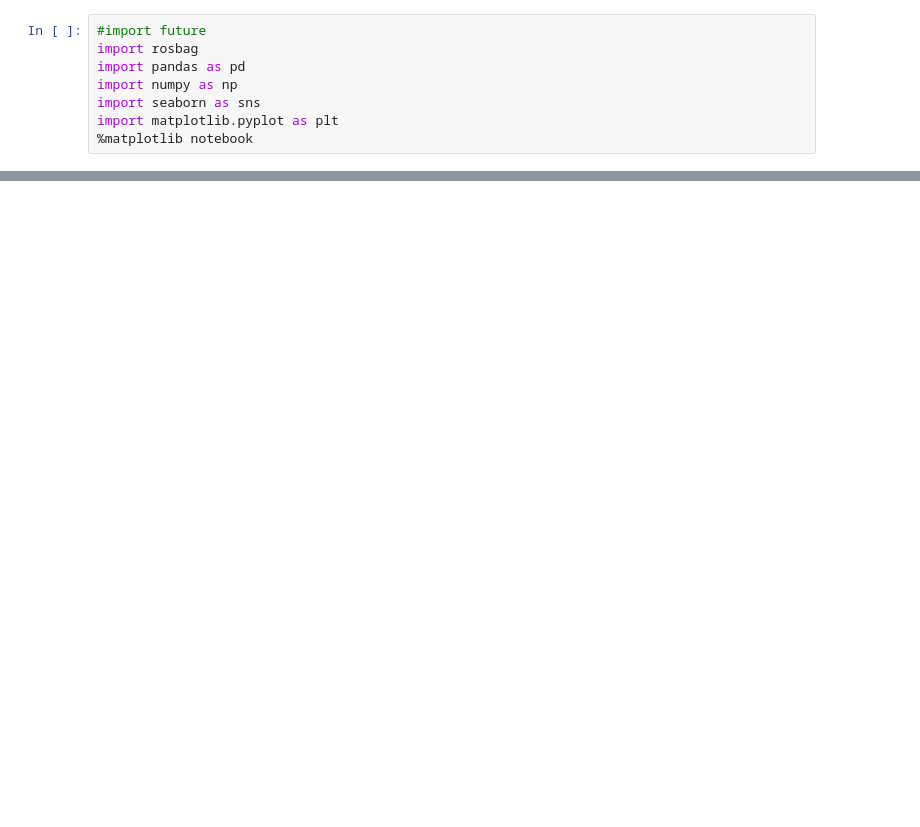
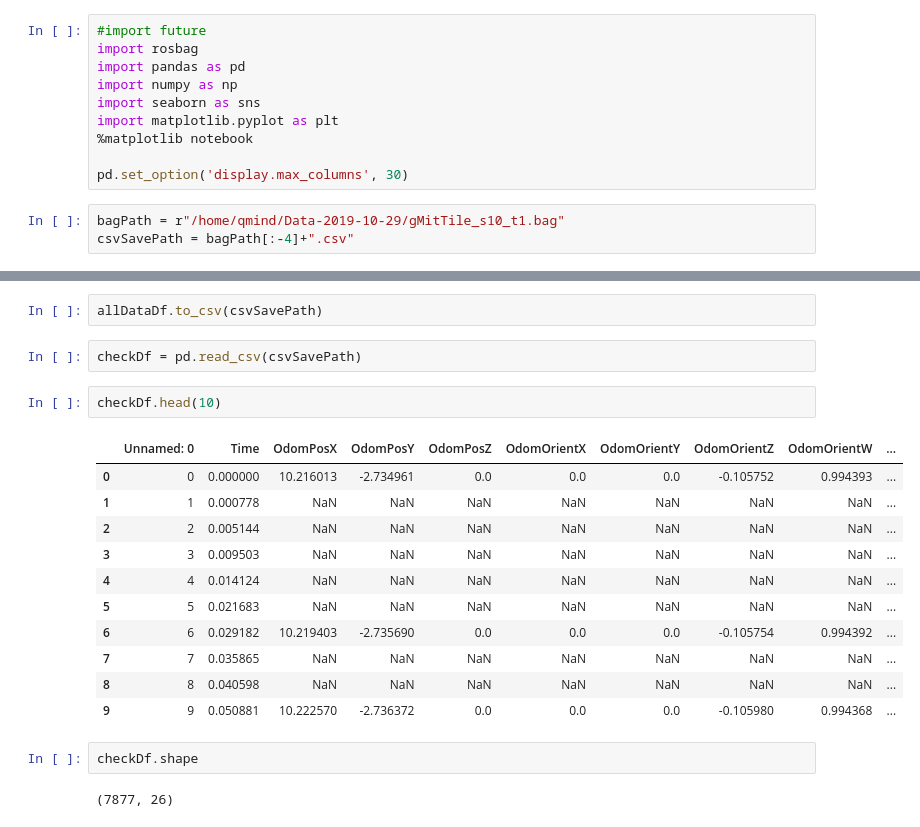
Before and after one commit to jlaframboise/Robo-Traverse, a Jupyter notebook: Notebooks/ReadExperimentData.ipynb, the cells around one changed output, grey strips where cells are left out. Cells and saved outputs as stored; diff of their text form; blank space fills up the shorter version.

Commit message:
The ReadExperimentData.ipynb notebook now will load in imu and odom data, and save them to a csv file sorted by time.

```diff
--- a/Notebooks/ReadExperimentData.ipynb
+++ b/Notebooks/ReadExperimentData.ipynb
@@ -6,5 +6,10 @@ import numpy as np
 import seaborn as sns
 import matplotlib.pyplot as plt
 %matplotlib notebook
+
+pd.set_option('display.max_columns', 30)
+# %%
+bagPath = r"/home/qmind/Data-2019-10-29/gMitTile_s10_t1.bag"
+csvSavePath = bagPath[:-4]+".csv"
 # %%
 # Set the appropriate path to the bag file of interest
@@ -143,0 +228,22 @@ df2.head()
+# %%
+allDataDf.to_csv(csvSavePath)
+# %%
+checkDf = pd.read_csv(csvSavePath)
+# %%
+checkDf.head(10)
+# %% [output]
+|  | Unnamed: 0 | Time | OdomPosX | OdomPosY | OdomPosZ | OdomOrientX | OdomOrientY | OdomOrientZ | OdomOrientW | ... |
+| 0 | 0 | 0.000000 | 10.216013 | -2.734961 | 0.0 | 0.0 | 0.0 | -0.105752 | 0.994393 | ... |
+| 1 | 1 | 0.000778 | NaN | NaN | NaN | NaN | NaN | NaN | NaN | ... |
+| 2 | 2 | 0.005144 | NaN | NaN | NaN | NaN | NaN | NaN | NaN | ... |
+| 3 | 3 | 0.009503 | NaN | NaN | NaN | NaN | NaN | NaN | NaN | ... |
+| 4 | 4 | 0.014124 | NaN | NaN | NaN | NaN | NaN | NaN | NaN | ... |
+| 5 | 5 | 0.021683 | NaN | NaN | NaN | NaN | NaN | NaN | NaN | ... |
+| 6 | 6 | 0.029182 | 10.219403 | -2.735690 | 0.0 | 0.0 | 0.0 | -0.105754 | 0.994392 | ... |
+| 7 | 7 | 0.035865 | NaN | NaN | NaN | NaN | NaN | NaN | NaN | ... |
+| 8 | 8 | 0.040598 | NaN | NaN | NaN | NaN | NaN | NaN | NaN | ... |
+| 9 | 9 | 0.050881 | 10.222570 | -2.736372 | 0.0 | 0.0 | 0.0 | -0.105980 | 0.994368 | ... |
+# %%
+checkDf.shape
+# %% [output]
+(7877, 26)
```
Also changed, not shown: parts of 22 cells of this notebook, 1 other file.
